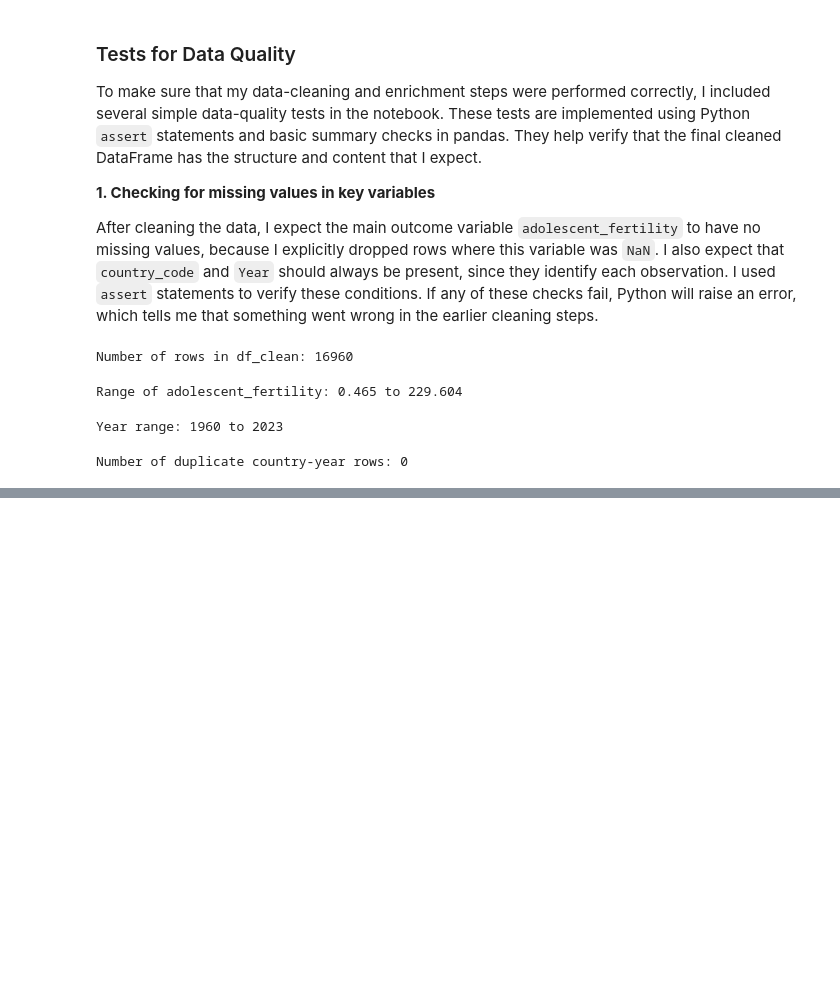
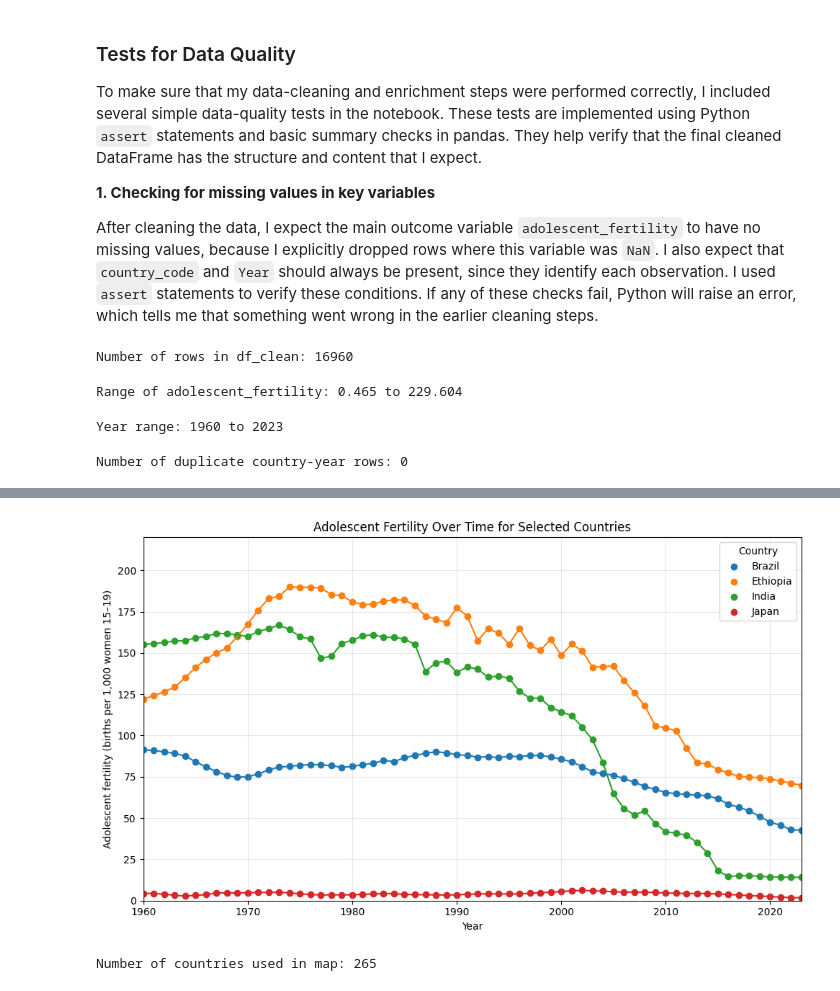
Before and after one commit to Zhongyi-L/MA705-Project, a Jupyter notebook: project.ipynb, the cells around one changed output, grey strips where cells are left out. Cells and saved outputs as stored; diff of their text form; code cells hidden in the pictures; blank space fills up the shorter version.

```diff
--- a/project.ipynb
+++ b/project.ipynb
@@ -297,0 +601,80 @@ Number of duplicate country-year rows: 0
+# %%
+import matplotlib.pyplot as plt
+
+# 1. Pick representative countries
+selected_countries = [
+    "Ethiopia",   # low income, high fertility
+    "India",      # lower middle income, strong decline
+    "Brazil",     # upper middle income, medium level
+    "Japan"       # high income, very low fertility
+]
+
+# 2. Filter and sort data for those countries
+country_subset = (
+    df_clean[df_clean["country_name"].isin(selected_countries)]
+    .copy()
+    .sort_values(["country_name", "Year"])
+)
+
+# 3. Scatter + line plot for each country
+plt.figure(figsize=(10, 6))
+
+for country, group in country_subset.groupby("country_name"):
+    plt.scatter(
+        group["Year"],
+        group["adolescent_fertility"],
+        label=country
+    )
+    # connect the points with a line to show the trend
+    plt.plot(
+        group["Year"],
+        group["adolescent_fertility"
+        ]
+    )
+
+plt.xlabel("Year")
+plt.ylabel("Adolescent fertility (births per 1,000 women 15–19)")
+plt.title("Adolescent Fertility Over Time for Selected Countries")
+plt.xlim(1960, 2023)   # adjust if you want full 1960–2024
+plt.ylim(0, 220)       # adjust based on your data range
+plt.grid(alpha=0.3)
+plt.legend(title="Country")
+
+plt.tight_layout()
+plt.show()
+# %% [output]
+[figure, added]
+# %%
+import plotly.express as px
+
+# Choose the year you want to visualize
+year_to_plot = 1960
+
+# Filter data for that year and drop missing fertility values
+df_map = (
+    df_clean
+    .query("Year == @year_to_plot")
+    .dropna(subset=["adolescent_fertility"])
+)
+
+print("Number of countries used in map:", df_map["country_code"].nunique())
+
+# choropleth map
+fig = px.choropleth(
+    df_map,
+    locations="country_code",
+    color="adolescent_fertility",
+    hover_name="country_name",
+    color_continuous_scale="YlOrRd",
+    projection="natural earth",
+    title=f"Adolescent fertility (births per 1,000 women 15–19) in {year_to_plot}"
+)
+
+
+fig.update_coloraxes(
+    colorbar_title="Births per 1,000 women 15–19",
+    cmin=0)
+
+fig.show()
+# %% [output]
+Number of countries used in map: 265
```
Also changed, not shown: parts of 17 cells of this notebook, 1 other file.
